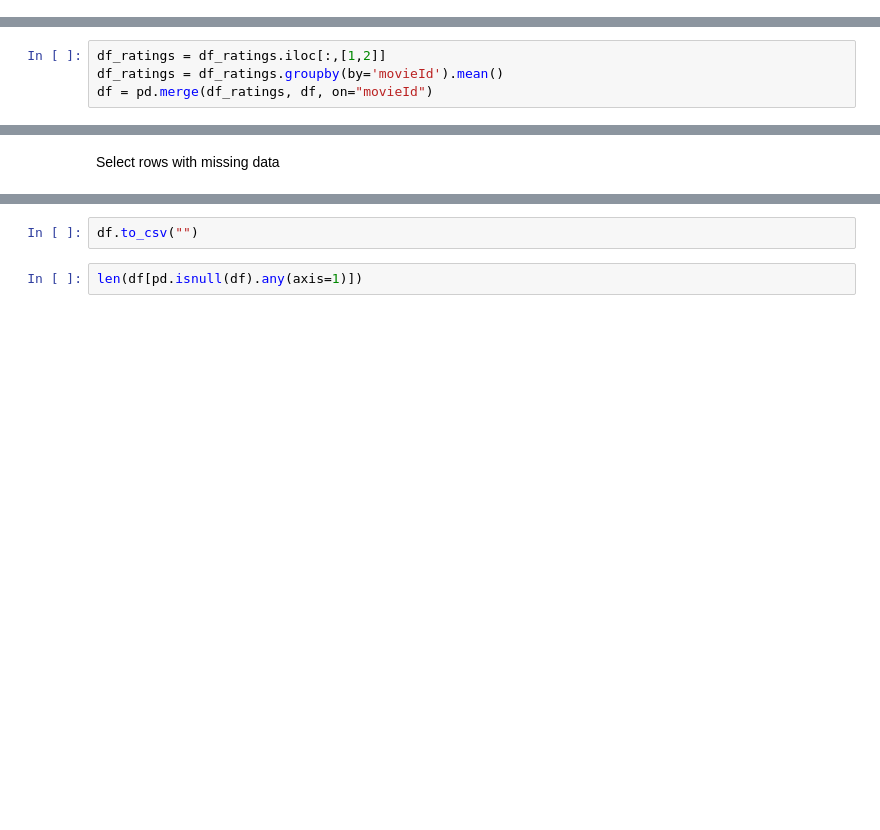
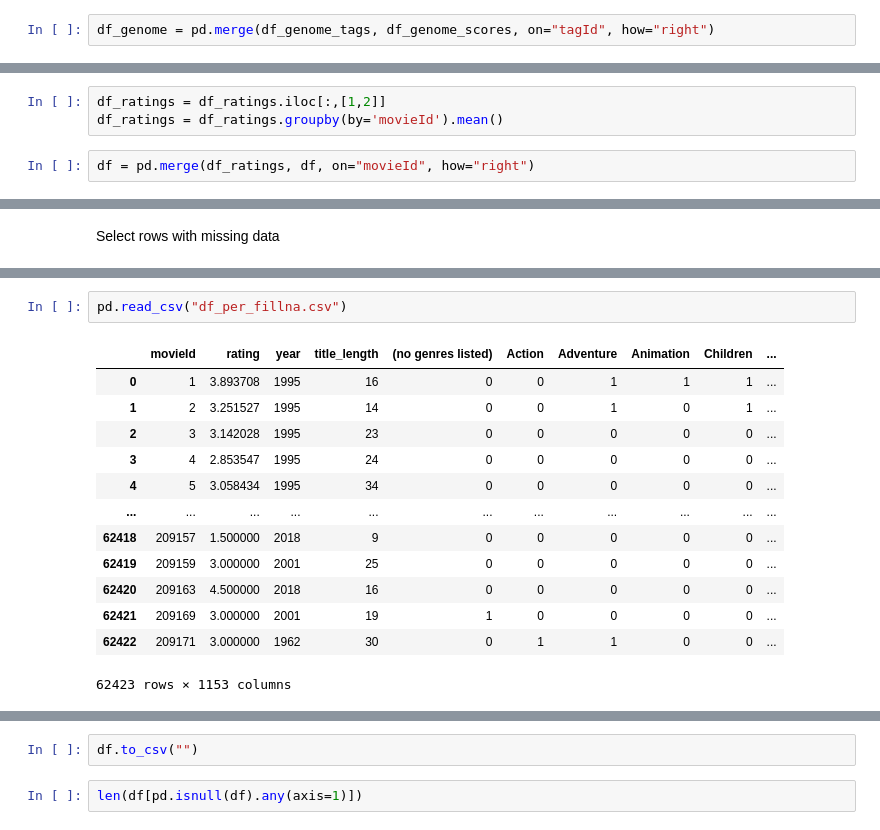
Before and after one commit to MickPerl/DataAnalyticsProject, a Jupyter notebook: notebook.ipynb, the cells around one changed output, grey strips where cells are left out. Drawn from its saved outputs; the diff is of its cells as text; blank space fills up the shorter version.

```diff
--- a/notebook.ipynb
+++ b/notebook.ipynb
@@ -82 +76,3 @@ np.sum(np.bitwise_xor([1,1,0,0,0],[1,0,1,1,0]))
+# %%
+df_genome = pd.merge(df_genome_tags, df_genome_scores, on="tagId", how="right")
 # %%
@@ -86,7 +81,8 @@ df = pd.merge(df_movies, df_genome, on="movieId", how = "left")
 # %%
 df_ratings = df_ratings.iloc[:,[1,2]]
 df_ratings = df_ratings.groupby(by='movieId').mean()
-df = pd.merge(df_ratings, df, on="movieId")
+# %%
+df = pd.merge(df_ratings, df, on="movieId", how="right")
 # %%
 df_X = df.loc[:,df.columns != 'rating']
 df_Y = df['rating']
@@ -112,0 +111,16 @@ df.fillna(0)
+# %%
+pd.read_csv("df_per_fillna.csv")
+# %% [output]
+|  | movieId | rating | year | title_length | (no genres listed) | Action | Adventure | Animation | Children | ... |
+| 0 | 1 | 3.893708 | 1995 | 16 | 0 | 0 | 1 | 1 | 1 | ... |
+| 1 | 2 | 3.251527 | 1995 | 14 | 0 | 0 | 1 | 0 | 1 | ... |
+| 2 | 3 | 3.142028 | 1995 | 23 | 0 | 0 | 0 | 0 | 0 | ... |
+| 3 | 4 | 2.853547 | 1995 | 24 | 0 | 0 | 0 | 0 | 0 | ... |
+| 4 | 5 | 3.058434 | 1995 | 34 | 0 | 0 | 0 | 0 | 0 | ... |
+| ... | ... | ... | ... | ... | ... | ... | ... | ... | ... | ... |
+| 62418 | 209157 | 1.500000 | 2018 | 9 | 0 | 0 | 0 | 0 | 0 | ... |
+| 62419 | 209159 | 3.000000 | 2001 | 25 | 0 | 0 | 0 | 0 | 0 | ... |
+| 62420 | 209163 | 4.500000 | 2018 | 16 | 0 | 0 | 0 | 0 | 0 | ... |
+| 62421 | 209169 | 3.000000 | 2001 | 19 | 1 | 0 | 0 | 0 | 0 | ... |
+| 62422 | 209171 | 3.000000 | 1962 | 30 | 0 | 1 | 1 | 0 | 0 | ... |
+62423 rows × 1153 columns
```
Also changed, not shown: parts of 15 cells of this notebook.
